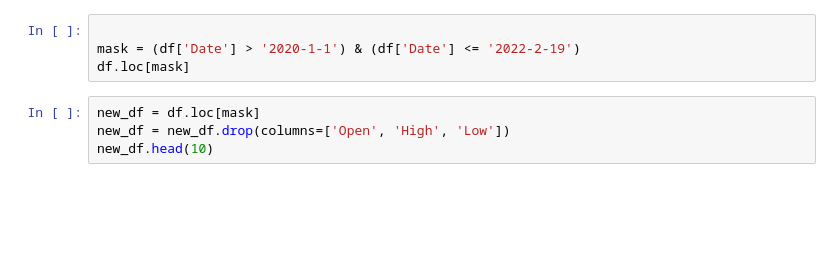
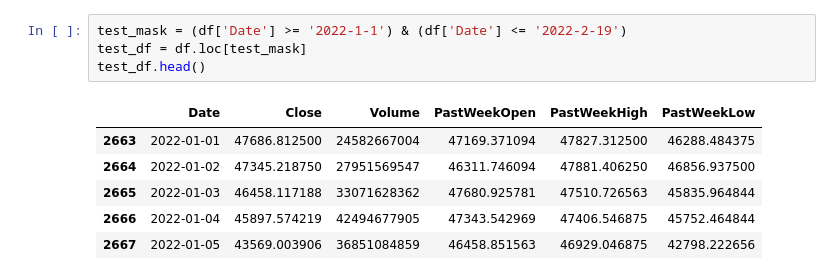
Before and after one commit to aliwimo/symlearn, a Jupyter notebook: btc_usd_pred.ipynb, the cells around one changed output. Cells and saved outputs as stored; diff of their text form; blank space fills up the shorter version.

```diff
--- a/btc_usd_pred.ipynb
+++ b/btc_usd_pred.ipynb
@@ -23,8 +54,11 @@ df.head(10)
 # %%
-
-mask = (df['Date'] > '2020-1-1') & (df['Date'] <= '2022-2-19')
-df.loc[mask]
+test_mask = (df['Date'] >= '2022-1-1') & (df['Date'] <= '2022-2-19')
+test_df = df.loc[test_mask]
+test_df.head()
+# %% [output]
+|  | Date | Close | Volume | PastWeekOpen | PastWeekHigh | PastWeekLow |
+| 2663 | 2022-01-01 | 47686.812500 | 24582667004 | 47169.371094 | 47827.312500 | 46288.484375 |
+| 2664 | 2022-01-02 | 47345.218750 | 27951569547 | 46311.746094 | 47881.406250 | 46856.937500 |
+| 2665 | 2022-01-03 | 46458.117188 | 33071628362 | 47680.925781 | 47510.726563 | 45835.964844 |
+| 2666 | 2022-01-04 | 45897.574219 | 42494677905 | 47343.542969 | 47406.546875 | 45752.464844 |
+| 2667 | 2022-01-05 | 43569.003906 | 36851084859 | 46458.851563 | 46929.046875 | 42798.222656 |
-# %%
-new_df = df.loc[mask]
-new_df = new_df.drop(columns=['Open', 'High', 'Low'])
-new_df.head(10)
```
Also changed, not shown: parts of 17 cells of this notebook, 3 other files.
